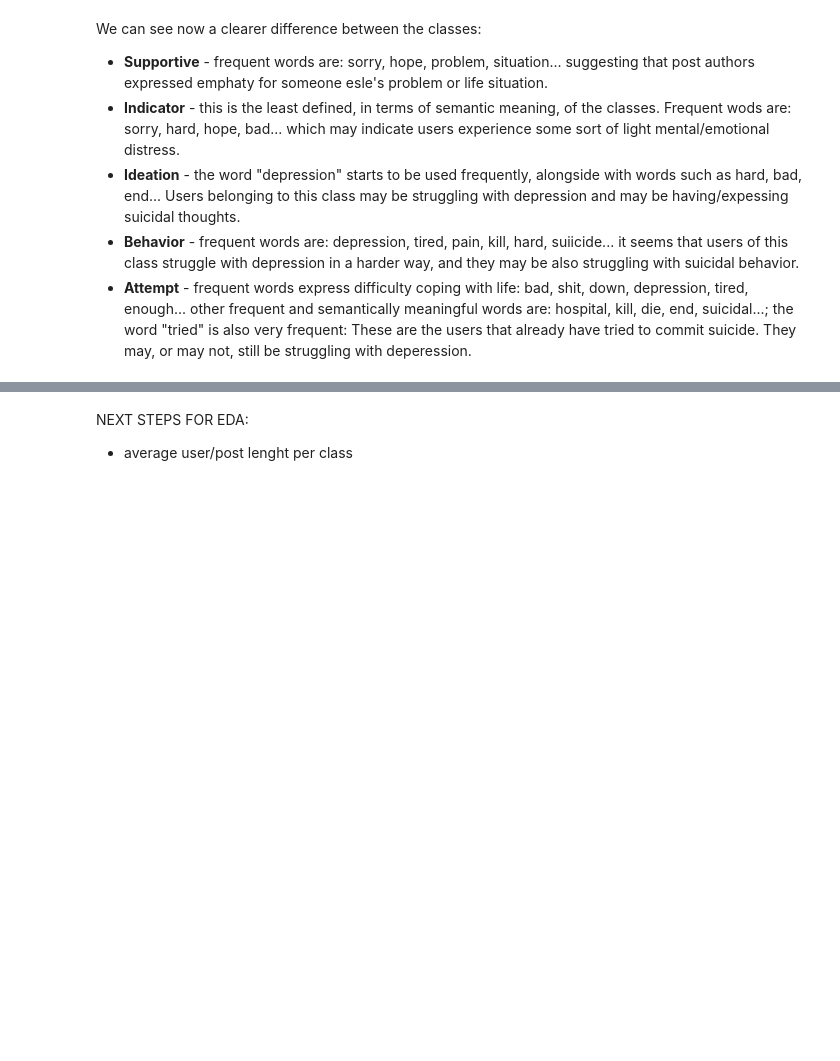
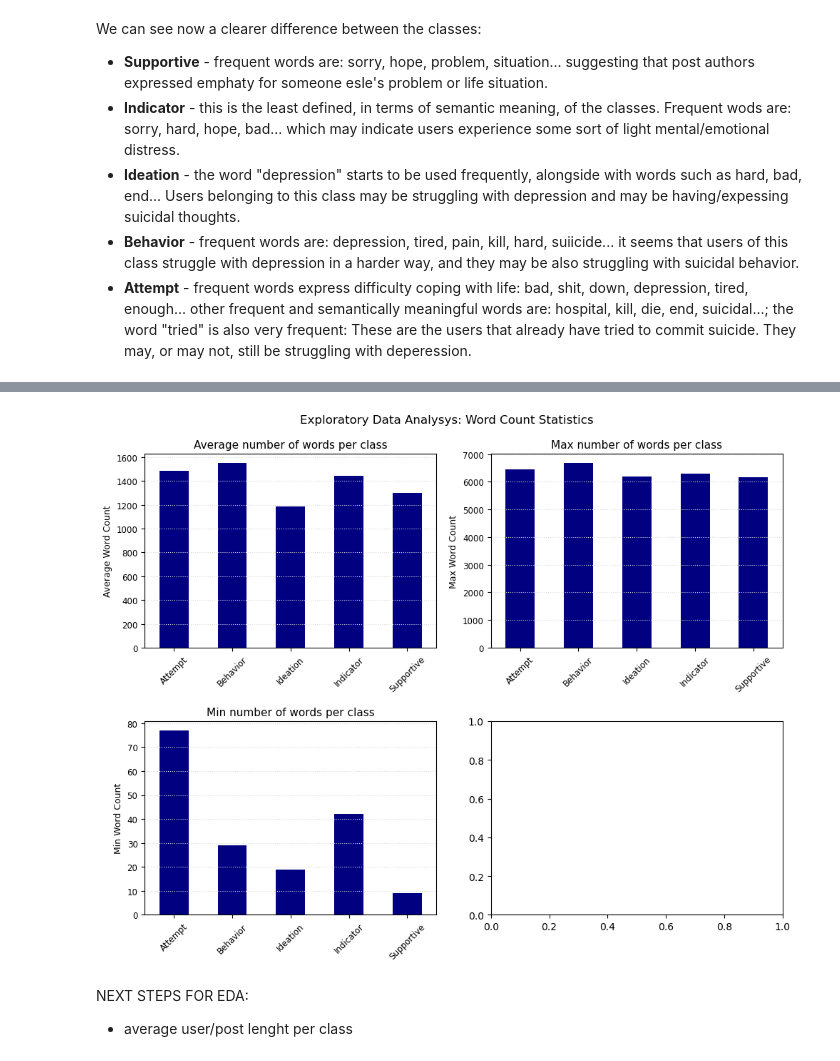
Before and after one commit to SebastianoDenegri/Targeted_Suicide_Intervention, a Jupyter notebook: Reddit_Users_Classification.ipynb, the cells around one changed output, grey strips where cells are left out. Cells and saved outputs as stored; diff of their text form; code cells hidden in the pictures; blank space fills up the shorter version.

Commit message:
word count stats: min number of words

```diff
--- a/Reddit_Users_Classification.ipynb
+++ b/Reddit_Users_Classification.ipynb
@@ -464,3 +421,39 @@ plt.show()
+# %%
+fig = plt.figure(figsize=(10,8))
+ax1 = fig.add_subplot(2,2,1)
+ax2 = fig.add_subplot(2,2,2)
+ax3 = fig.add_subplot(2,2,3)
+freq_wc = fig.add_subplot(2,2,4)
+
+word_ds.plot(x='Label', y='wc_mean', kind='bar', color='navy', rot=45, legend=False, ax=ax1)
+ax1.set_title('Average number of words per class', fontsize=11)
+ax1.set_xlabel("", fontsize=0.1)
+ax1.set_ylabel('Average Word Count', fontsize=9)
+ax1.set_xticklabels(word_ds.Label, fontsize=8.5)
+ax1.set_yticklabels(range(0,1601,200), fontsize=8.5)
+ax1.grid(True, axis='y', color='gainsboro', ls= ':', linewidth=0.8)
+
+word_ds.plot(x='Label', y='wc_max', kind='bar', color='navy', rot=45, legend=False, ax=ax2)
+ax2.set_title('Max number of words per class', fontsize=11)
+ax2.set_xlabel("", fontsize=0.1)
+ax2.set_ylabel('Max Word Count', fontsize=9)
+ax2.set_xticklabels(word_ds.Label, fontsize=8.5)
+ax2.set_yticklabels(range(0,7001,1000), fontsize=8.5)
+ax2.grid(True, axis='y', color='gainsboro', ls= ':', linewidth=0.8)
+
+word_ds.plot(x='Label', y='wc_min', kind='bar', color='navy', rot=45, legend=False, ax=ax3)
+ax3.set_title('Min number of words per class', fontsize=11)
+ax3.set_xlabel("", fontsize=0.1)
+ax3.set_ylabel('Min Word Count', fontsize=9)
+ax3.set_xticklabels(word_ds.Label, fontsize=8.5)
+ax3.set_yticklabels(range(0,81,10), fontsize=8.5)
+ax3.grid(True, axis='y', color='gainsboro', ls= ':', linewidth=0.8)
+
+fig.suptitle('Exploratory Data Analysys: Word Count Statistics', fontsize=12)
+plt.tight_layout(pad=1.3)
+plt.show()
+# %% [output]
+[figure, added]
 # %% [markdown]
 NEXT STEPS FOR EDA:
 - average user/post lenght per class
```
Also changed, not shown: parts of 21 cells of this notebook.
